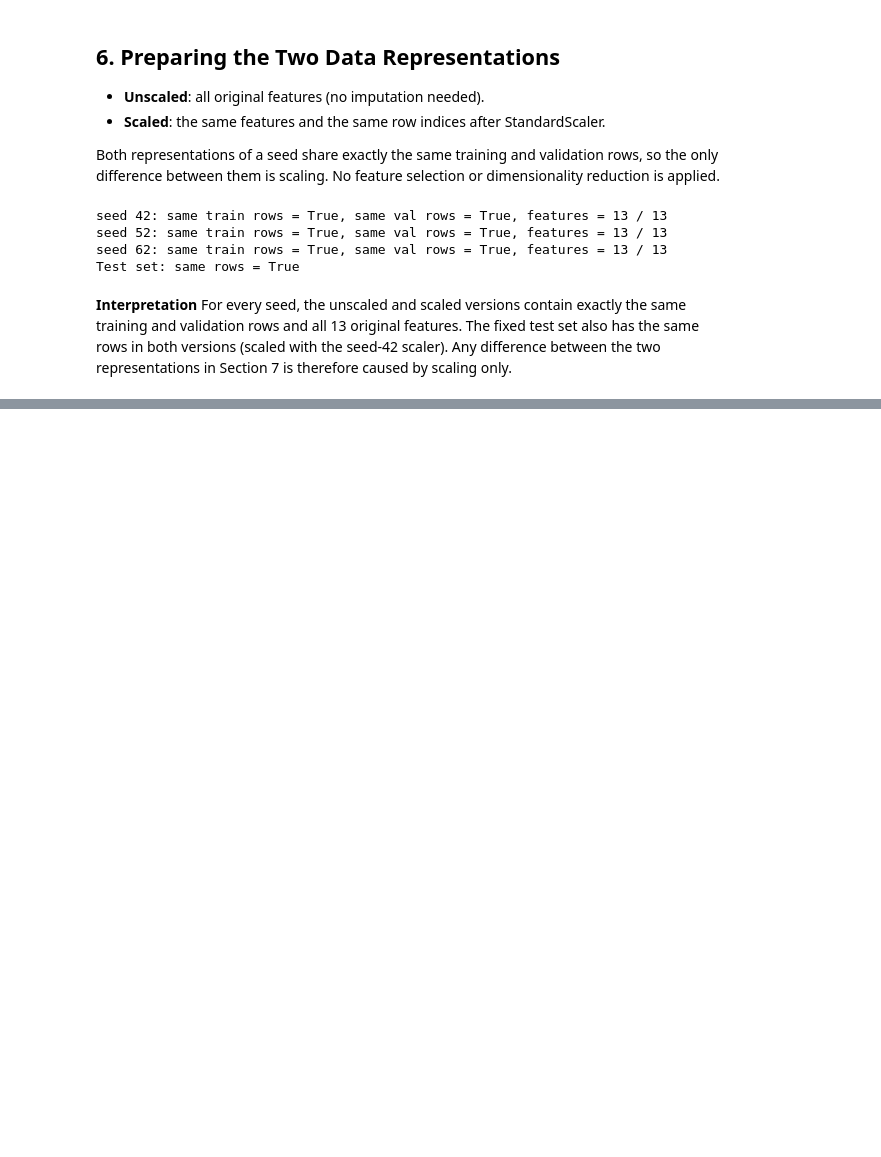
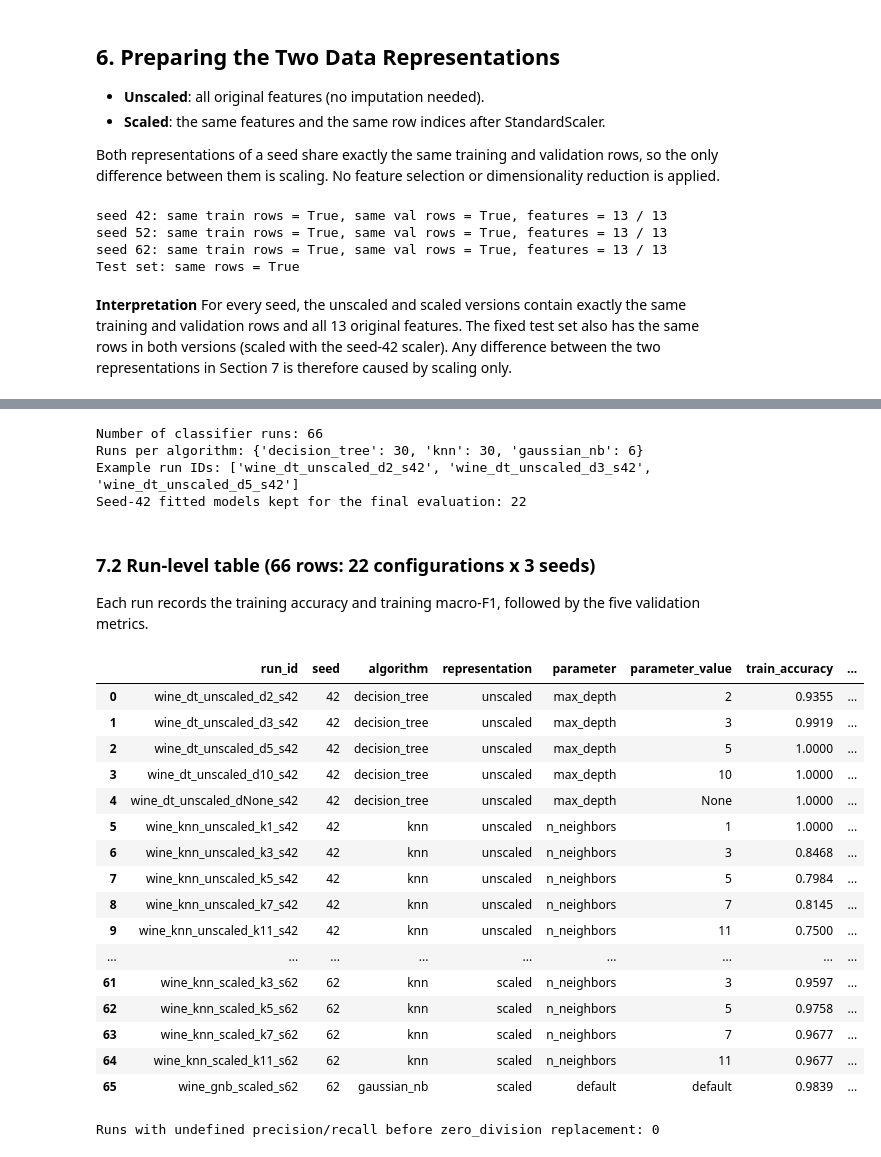
Before and after one commit to selenasurucu/machine-learning-midterm, a Jupyter notebook: wine.ipynb, the cells around one changed output, grey strips where cells are left out. Saved outputs shown, nothing was run; the diff lists cells and outputs as text; code cells hidden in the pictures; blank space fills up the shorter version.

Commit message:
Wine

```diff
--- a/wine.ipynb
+++ b/wine.ipynb
@@ -317,0 +322,42 @@ Test set: same rows = True
+# %%
+runs, models_42 = utils.train_all_models(DATASET, reps, splits)
+print("Number of classifier runs:", len(runs))
+print("Runs per algorithm:", runs["algorithm"].value_counts().to_dict())
+print("Example run IDs:", runs["run_id"].head(3).tolist())
+print("Seed-42 fitted models kept for the final evaluation:", len(models_42))
+# %% [output]
+Number of classifier runs: 66
+Runs per algorithm: {'decision_tree': 30, 'knn': 30, 'gaussian_nb': 6}
+Example run IDs: ['wine_dt_unscaled_d2_s42', 'wine_dt_unscaled_d3_s42', 'wine_dt_unscaled_d5_s42']
+Seed-42 fitted models kept for the final evaluation: 22
+# %% [markdown]
+### 7.2 Run-level table (66 rows: 22 configurations x 3 seeds)
+Each run records the training accuracy and training macro-F1, followed by the five validation metrics.
+# %%
+show_cols = ["run_id", "seed", "algorithm", "representation", "parameter", "parameter_value",
+             "train_accuracy", "train_macro_f1", "val_accuracy", "val_macro_precision",
+             "val_macro_recall", "val_macro_f1", "val_roc_auc"]
+pd.set_option("display.max_rows", 100)
+display(runs[show_cols].round(4))
+
+undef = runs[runs["val_undefined_metrics"] != "none"]
+print("Runs with undefined precision/recall before zero_division replacement:", len(undef))
+# %% [output]
+|  | run_id | seed | algorithm | representation | parameter | parameter_value | train_accuracy | ... |
+| 0 | wine_dt_unscaled_d2_s42 | 42 | decision_tree | unscaled | max_depth | 2 | 0.9355 | ... |
+| 1 | wine_dt_unscaled_d3_s42 | 42 | decision_tree | unscaled | max_depth | 3 | 0.9919 | ... |
+| 2 | wine_dt_unscaled_d5_s42 | 42 | decision_tree | unscaled | max_depth | 5 | 1.0000 | ... |
+| 3 | wine_dt_unscaled_d10_s42 | 42 | decision_tree | unscaled | max_depth | 10 | 1.0000 | ... |
+| 4 | wine_dt_unscaled_dNone_s42 | 42 | decision_tree | unscaled | max_depth | None | 1.0000 | ... |
+| 5 | wine_knn_unscaled_k1_s42 | 42 | knn | unscaled | n_neighbors | 1 | 1.0000 | ... |
+| 6 | wine_knn_unscaled_k3_s42 | 42 | knn | unscaled | n_neighbors | 3 | 0.8468 | ... |
+| 7 | wine_knn_unscaled_k5_s42 | 42 | knn | unscaled | n_neighbors | 5 | 0.7984 | ... |
+| 8 | wine_knn_unscaled_k7_s42 | 42 | knn | unscaled | n_neighbors | 7 | 0.8145 | ... |
+| 9 | wine_knn_unscaled_k11_s42 | 42 | knn | unscaled | n_neighbors | 11 | 0.7500 | ... |
+| ... | ... | ... | ... | ... | ... | ... | ... | ... |
+| 61 | wine_knn_scaled_k3_s62 | 62 | knn | scaled | n_neighbors | 3 | 0.9597 | ... |
+| 62 | wine_knn_scaled_k5_s62 | 62 | knn | scaled | n_neighbors | 5 | 0.9758 | ... |
+| 63 | wine_knn_scaled_k7_s62 | 62 | knn | scaled | n_neighbors | 7 | 0.9677 | ... |
+| 64 | wine_knn_scaled_k11_s62 | 62 | knn | scaled | n_neighbors | 11 | 0.9677 | ... |
+| 65 | wine_gnb_scaled_s62 | 62 | gaussian_nb | scaled | default | default | 0.9839 | ... |
+Runs with undefined precision/recall before zero_division replacement: 0
```
Also changed, not shown: parts of 7 cells of this notebook, 2 other files.
